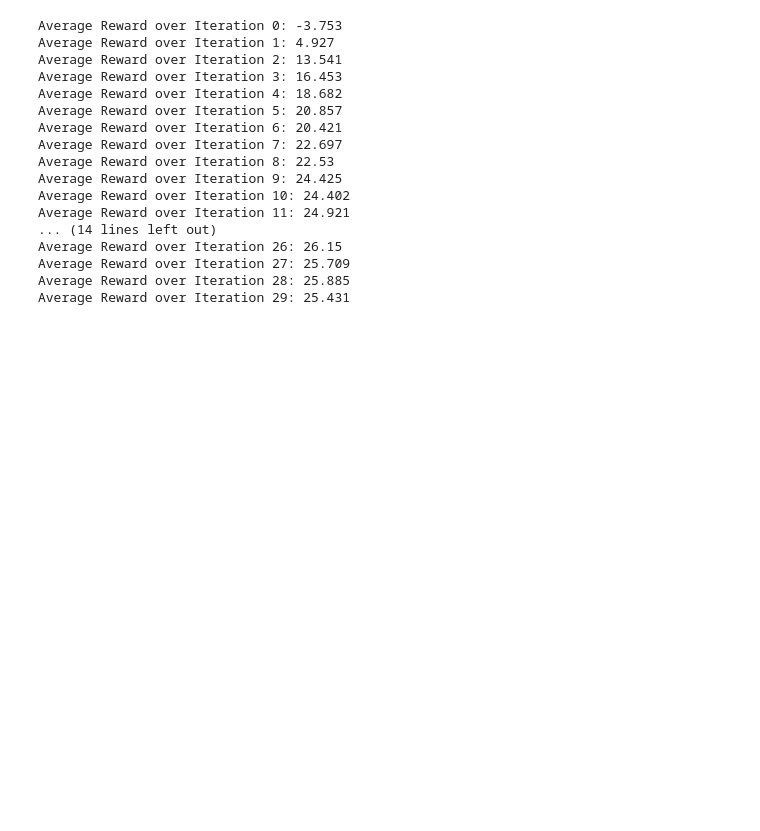
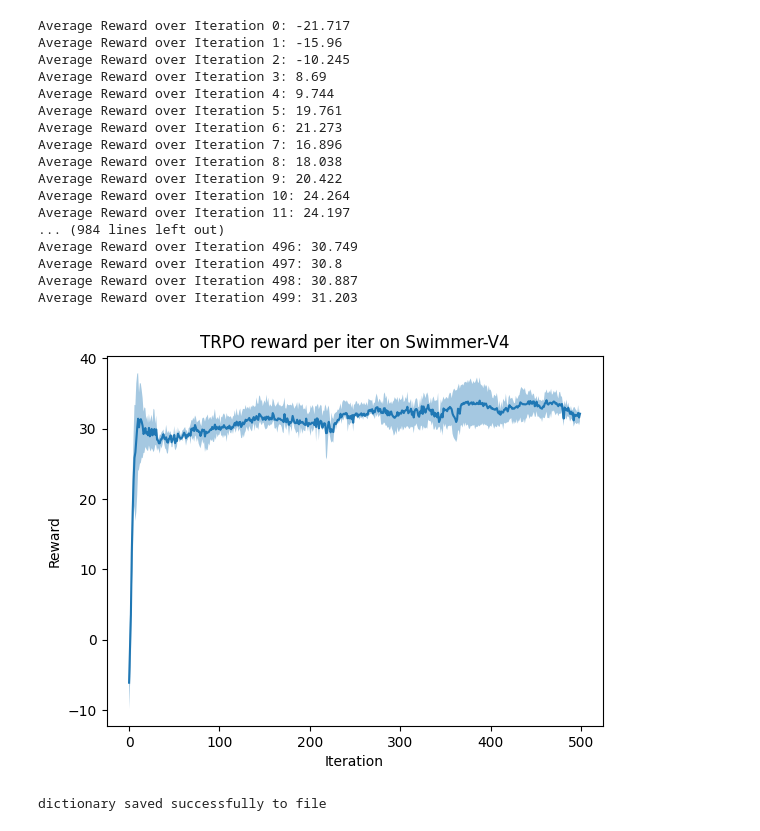
Before and after one commit to haoweiqiu/Reinforcement-Learning-Project, a Jupyter notebook: TRPO/TRPO-Swimmerv4.ipynb, the cells around one changed output. Drawn from its saved outputs; the diff is of its cells as text; code cells hidden in the pictures; blank space fills up the shorter version.

```diff
--- a/TRPO/TRPO-Swimmerv4.ipynb
+++ b/TRPO/TRPO-Swimmerv4.ipynb
@@ -105,7 +105,7 @@ class TRPOAgent:
         # Detach old log_probs, only compute grad w.r.t. new policy
         ratio = new_prob.exp() / log_probs.detach().exp()
 
-        return (ratio * advantages.view(-1, 1)).mean() + 0.01 * entropy_bonus
+        return (ratio * advantages.view(-1, 1)).mean() + 1e-3 * entropy_bonus
 
     def line_search(self, gradients, states, actions, log_probs, rewards):
         step_size = (2 * self.kl_delta / gradients.dot(
@@ -319,7 +319,7 @@ import matplotlib.pyplot as plt
 
 reward_list = []
 # %%
-for i in range(1):
+for i in range(2):
     nn = torch.nn.Sequential(torch.nn.Linear(8, 32), torch.nn.Tanh(),
                             torch.nn.Linear(32, 2))
     init_weights = (lambda param: torch.nn.init.xavier_normal_(param.weight) if
@@ -333,7 +333,7 @@ for i in range(1):
 
     # Train
     records = agent.train('Swimmer-v4', batch_size=10000,
-                        iterations=30, max_episode_length=500, verbose=True)
+                        iterations=500, max_episode_length=500, verbose=True)
 
     rewards_per_iter = []
     s = e = 0
@@ -381,25 +381,48 @@ def plot_info(records, policy_name):
              rewards_per_iter[max_iter],
              "Max Reward: " + str(round(rewards_per_iter[max_iter], 2)))
 
-    plt.title(f"{policy_name} reward per iter on MountainCarContinuous-v0")
+    plt.title(f"{policy_name} reward per iter on Swimmer-v4")
     plt.ylabel("Reward")
     plt.xlabel("Iteration")
     plt.show()
 # %% [output]
-Average Reward over Iteration 0: -3.753
-Average Reward over Iteration 1: 4.927
-Average Reward over Iteration 2: 13.541
-Average Reward over Iteration 3: 16.453
-Average Reward over Iteration 4: 18.682
-Average Reward over Iteration 5: 20.857
-Average Reward over Iteration 6: 20.421
-Average Reward over Iteration 7: 22.697
-Average Reward over Iteration 8: 22.53
-Average Reward over Iteration 9: 24.425
-Average Reward over Iteration 10: 24.402
-Average Reward over Iteration 11: 24.921
-... (14 lines left out)
-Average Reward over Iteration 26: 26.15
-Average Reward over Iteration 27: 25.709
-Average Reward over Iteration 28: 25.885
-Average Reward over Iteration 29: 25.431
+Average Reward over Iteration 0: -21.717
+Average Reward over Iteration 1: -15.96
+Average Reward over Iteration 2: -10.245
+Average Reward over Iteration 3: 8.69
+Average Reward over Iteration 4: 9.744
+Average Reward over Iteration 5: 19.761
+Average Reward over Iteration 6: 21.273
+Average Reward over Iteration 7: 16.896
+Average Reward over Iteration 8: 18.038
+Average Reward over Iteration 9: 20.422
+Average Reward over Iteration 10: 24.264
+Average Reward over Iteration 11: 24.197
+... (984 lines left out)
+Average Reward over Iteration 496: 30.749
+Average Reward over Iteration 497: 30.8
+Average Reward over Iteration 498: 30.887
+Average Reward over Iteration 499: 31.203
+# %%
+import numpy as np
+
+par_1_75, par_1_25 = np.percentile(reward_list, [75, 25], axis = 0)
+plt.plot(range(500), np.mean(reward_list , axis = 0))
+plt.fill_between(range(500), par_1_25, par_1_75, alpha = 0.4)
+plt.title(f"TRPO reward per iter on Swimmer-V4")
+plt.ylabel("Reward")
+plt.xlabel("Iteration")
+plt.show()
+# %% [output]
+[figure, added]
+# %%
+import pickle
+dataStore = {}
+
+dataStore['TRPO'] = reward_list
+
+with open('./' + 'Results_TRPO_SM' + '.pkl', 'wb') as fp:
+        pickle.dump(dataStore, fp)
+        print('dictionary saved successfully to file')
+# %% [output]
+dictionary saved successfully to file
```
Also changed, not shown: 5 other files.
